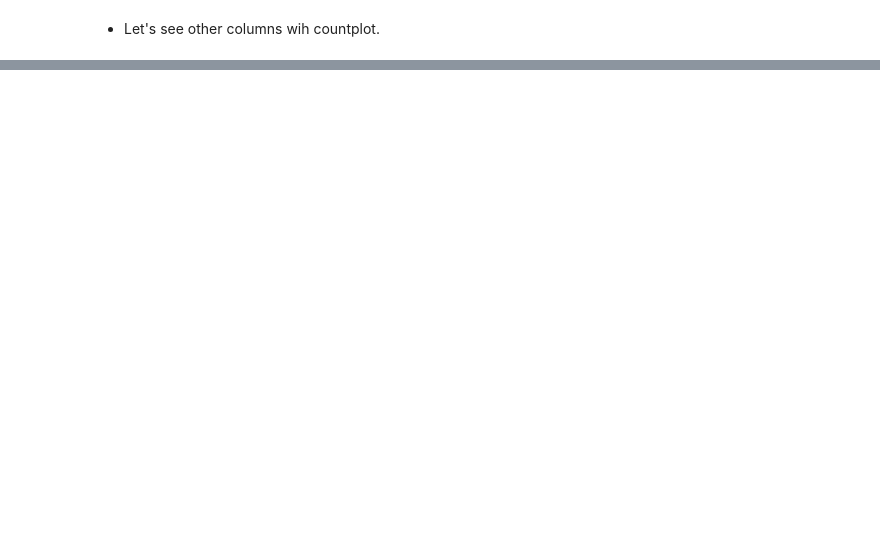
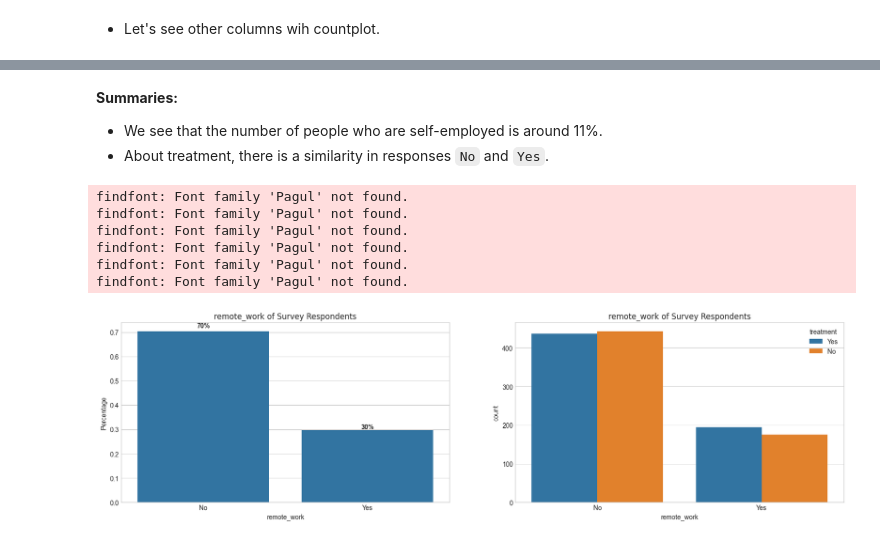
Before and after one commit to Phatdz02/programming-for-data-science, a Jupyter notebook: 20127272-19127237.ipynb, the cells around one changed output, grey strips where cells are left out. Saved outputs shown, nothing was run; the diff lists cells and outputs as text; code cells hidden in the pictures; blank space fills up the shorter version.

```diff
--- a/20127272-19127237.ipynb
+++ b/20127272-19127237.ipynb
@@ -512,0 +609,28 @@ sns.countplot(x="obs_consequence", data=df, ax=ax[8][0])
+# %% [markdown]
+**Summaries:**
+- We see that the number of people who are self-employed is around 11%.
+- About treatment, there is a similarity in responses `No` and `Yes`.
+# %%
+plt.figure(figsize = (20,5))
+plt.subplot(1,2,1)
+eda_percentage = df['remote_work'].value_counts(normalize = True).rename_axis('remote_work').reset_index(name = 'Percentage')
+ax = sns.barplot(x = 'remote_work', y = 'Percentage', data = eda_percentage)
+for p in ax.patches:
+    width = p.get_width()
+    height = p.get_height()
+    x, y = p.get_xy()
+    ax.annotate(f'{height:.0%}', (x + width/2, y + height*1.02), ha='center', fontweight='bold')
+
+plt.title('remote_work of Survey Respondents', fontname="Pagul")
+plt.subplot(1,2,2)
+sns.countplot(data = df, x = 'remote_work', hue = df['treatment'])
+plt.title('remote_work of Survey Respondents', fontname="Pagul")
+plt.show()
+# %% [output]
+findfont: Font family 'Pagul' not found.
+findfont: Font family 'Pagul' not found.
+findfont: Font family 'Pagul' not found.
+findfont: Font family 'Pagul' not found.
+findfont: Font family 'Pagul' not found.
+findfont: Font family 'Pagul' not found.
+[figure, added]
```
Also changed, not shown: parts of 30 cells of this notebook.
